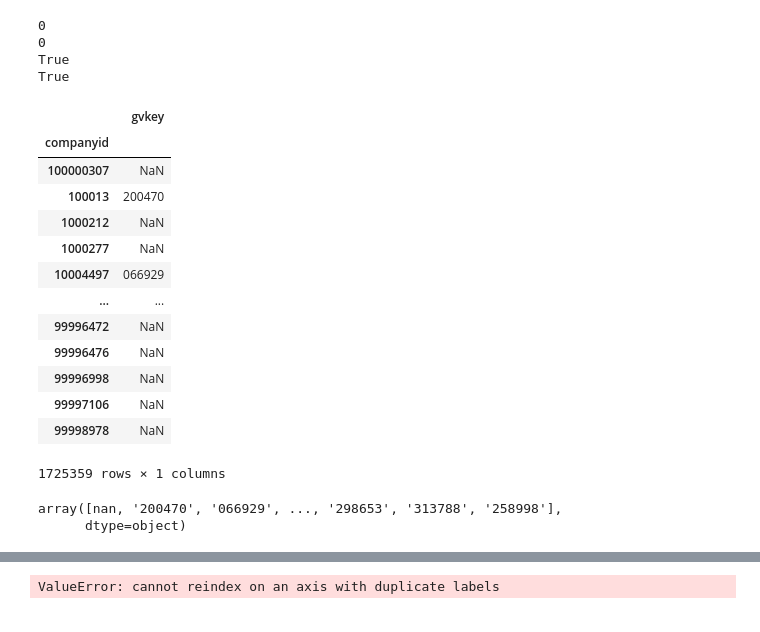
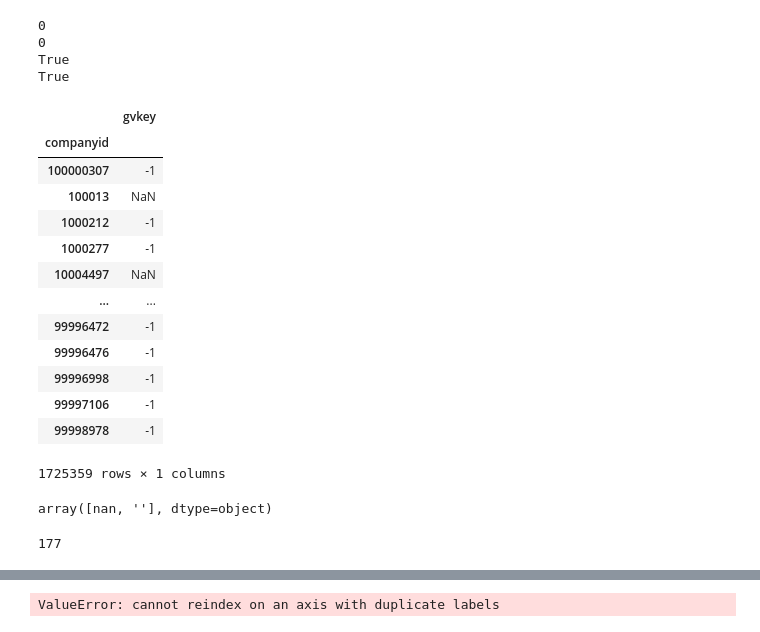
Before and after one commit to varunchodanker/MSc-Individual-Project, a Jupyter notebook: Phase1.ipynb, the cells around one changed output, grey strips where cells are left out. Cells and saved outputs as stored; diff of their text form; code cells hidden in the pictures.

Commit message:
Looks like both gvkey and companyid map to each other one to many...

```diff
--- a/Phase1.ipynb
+++ b/Phase1.ipynb
@@ -124,37 +141,41 @@ True
 # %%
 def ensure_consistency(vals):
     if vals.count() == 0:
-        return np.nan
+        return -1
 
     vals = keep_valid(vals)
 
     if (vals.iloc[0] == vals).all():
-        return vals.iloc[0]
+        # return vals.iloc[0]
+        return np.nan
     else:
-        return -1
+        return " ".join(vals)
 
 emissions_df = raw_emissions_df.groupby(["companyid"]).agg(
     {"gvkey": lambda vals: ensure_consistency(vals)}
 )
 
 emissions_df
 # %% [output]
 |  | gvkey |
 | companyid |  |
-| 100000307 | NaN |
-| 100013 | 200470 |
-| 1000212 | NaN |
-| 1000277 | NaN |
-| 10004497 | 066929 |
+| 100000307 | -1 |
+| 100013 | NaN |
+| 1000212 | -1 |
+| 1000277 | -1 |
+| 10004497 | NaN |
 | ... | ... |
-| 99996472 | NaN |
-| 99996476 | NaN |
-| 99996998 | NaN |
-| 99997106 | NaN |
-| 99998978 | NaN |
+| 99996472 | -1 |
+| 99996476 | -1 |
+| 99996998 | -1 |
+| 99997106 | -1 |
+| 99998978 | -1 |
 1725359 rows × 1 columns
 # %%
 pd.unique(emissions_df["gvkey"])
 # %% [output]
-array([nan, '200470', '066929', ..., '298653', '313788', '258998'],
-      dtype=object)
+array([nan, ''], dtype=object)
+# %%
+(pd.notnull(emissions_df["gvkey"])).sum()
+# %% [output]
+177
```
Also changed, not shown: parts of 4 cells of this notebook.
